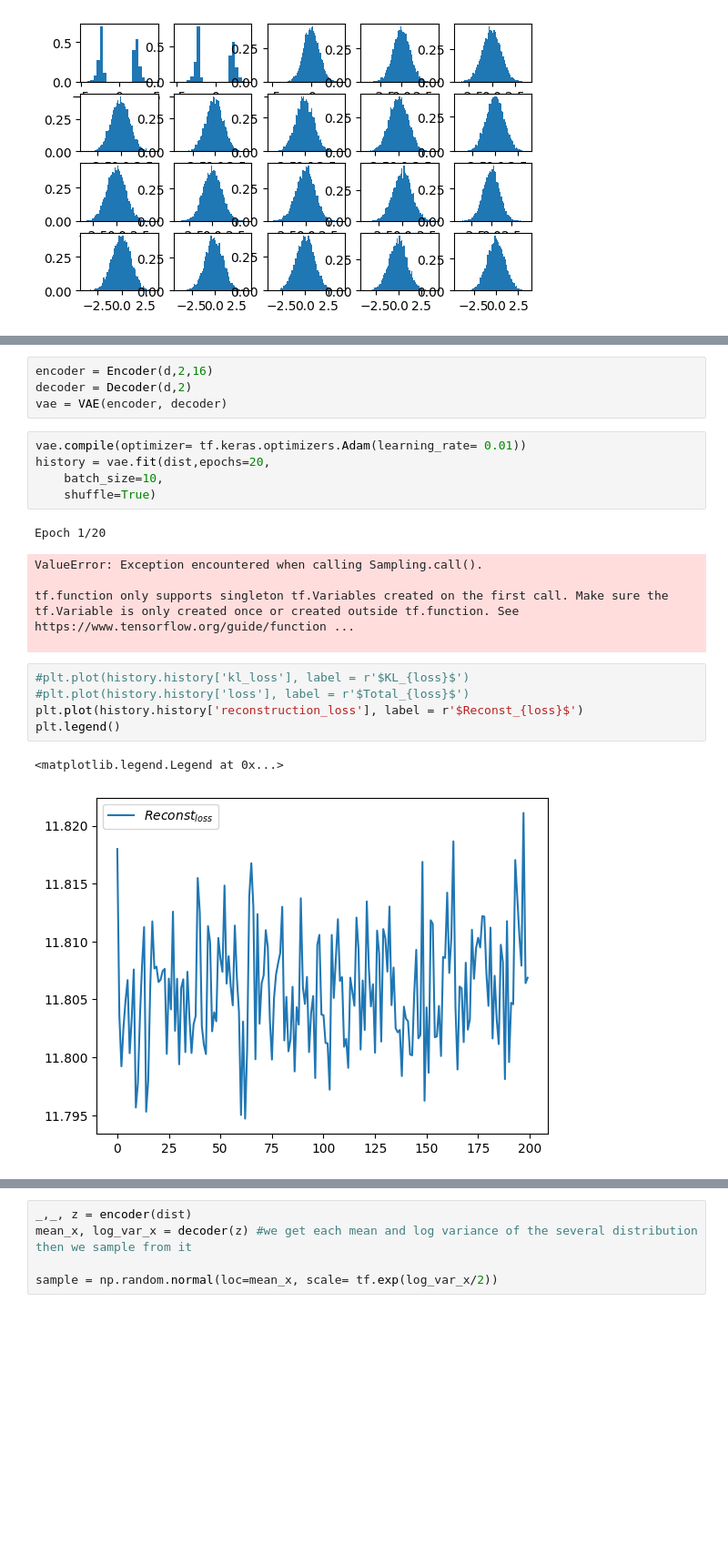
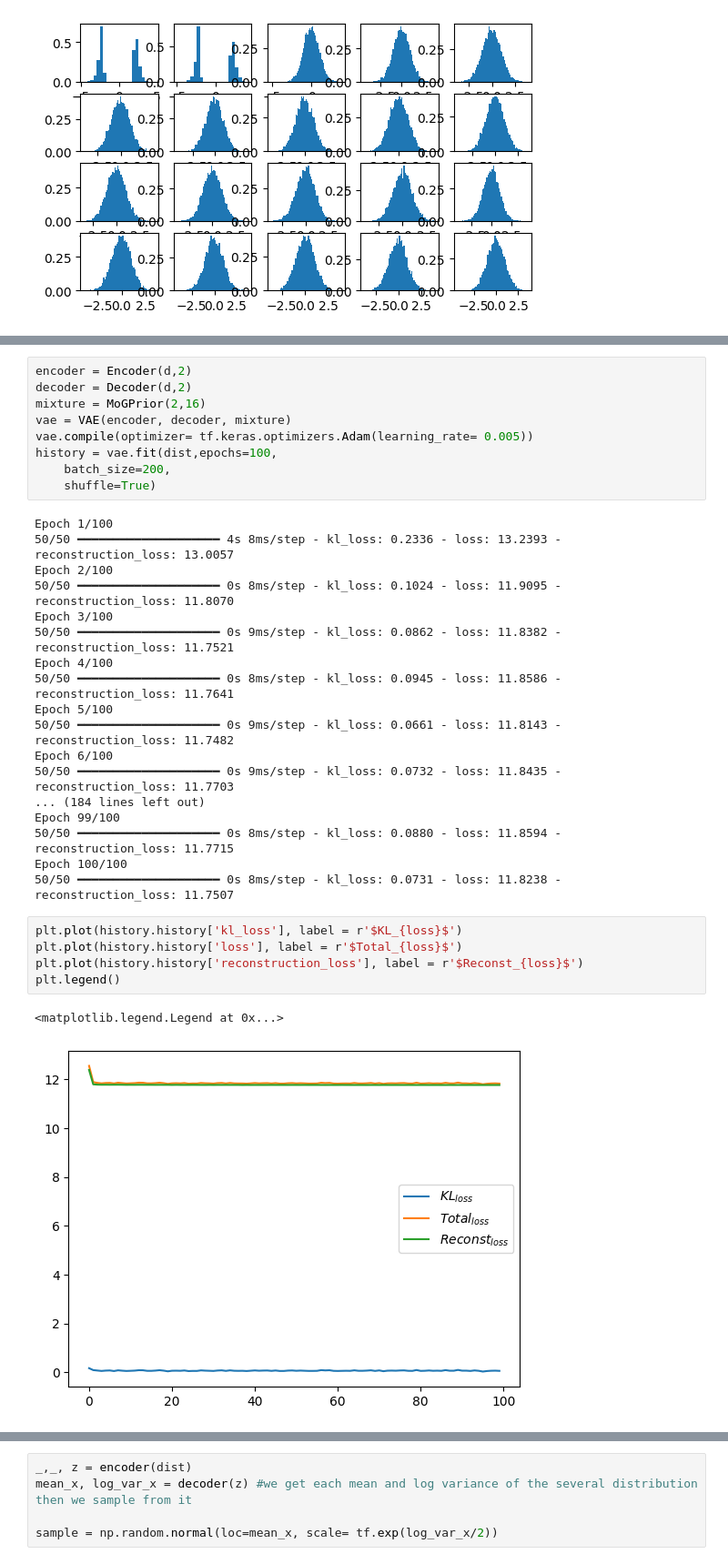
Before and after one commit to imn167/VAE_SS, a Jupyter notebook: 2_side_truncated.ipynb, the cells around one changed output, grey strips where cells are left out. Shown: that part at 91% size. Saved outputs shown, nothing was run; the diff lists cells and outputs as text; blank space fills up the shorter version.

```diff
--- a/2_side_truncated.ipynb
+++ b/2_side_truncated.ipynb
@@ -79,23 +68,35 @@ mixture.call()
 # %%
-encoder = Encoder(d,2,16)
+encoder = Encoder(d,2)
 decoder = Decoder(d,2)
-vae = VAE(encoder, decoder)
+mixture = MoGPrior(2,16)
+vae = VAE(encoder, decoder, mixture)
+vae.compile(optimizer= tf.keras.optimizers.Adam(learning_rate= 0.005))
+history = vae.fit(dist,epochs=100,
+    batch_size=200,
+    shuffle=True)
+# %% [output]
+Epoch 1/100
+50/50 ━━━━━━━━━━━━━━━━━━━━ 4s 8ms/step - kl_loss: 0.2336 - loss: 13.2393 - reconstruction_loss: 13.0057
+Epoch 2/100
+50/50 ━━━━━━━━━━━━━━━━━━━━ 0s 8ms/step - kl_loss: 0.1024 - loss: 11.9095 - reconstruction_loss: 11.8070
+Epoch 3/100
+50/50 ━━━━━━━━━━━━━━━━━━━━ 0s 9ms/step - kl_loss: 0.0862 - loss: 11.8382 - reconstruction_loss: 11.7521
+Epoch 4/100
+50/50 ━━━━━━━━━━━━━━━━━━━━ 0s 8ms/step - kl_loss: 0.0945 - loss: 11.8586 - reconstruction_loss: 11.7641
+Epoch 5/100
+50/50 ━━━━━━━━━━━━━━━━━━━━ 0s 9ms/step - kl_loss: 0.0661 - loss: 11.8143 - reconstruction_loss: 11.7482
+Epoch 6/100
+50/50 ━━━━━━━━━━━━━━━━━━━━ 0s 9ms/step - kl_loss: 0.0732 - loss: 11.8435 - reconstruction_loss: 11.7703
+... (184 lines left out)
+Epoch 99/100
+50/50 ━━━━━━━━━━━━━━━━━━━━ 0s 8ms/step - kl_loss: 0.0880 - loss: 11.8594 - reconstruction_loss: 11.7715
+Epoch 100/100
+50/50 ━━━━━━━━━━━━━━━━━━━━ 0s 8ms/step - kl_loss: 0.0731 - loss: 11.8238 - reconstruction_loss: 11.7507
-# %%
-vae.compile(optimizer= tf.keras.optimizers.Adam(learning_rate= 0.01))
-history = vae.fit(dist,epochs=20,
-    batch_size=10,
-    shuffle=True)
-# %% [output]
-Epoch 1/20
-ValueError: Exception encountered when calling Sampling.call().
-
-tf.function only supports singleton tf.Variables created on the first call. Make sure the tf.Variable is only created once or created outside tf.function. See https://www.tensorflow.org/guide/function ...
-
 # %%
-#plt.plot(history.history['kl_loss'], label = r'$KL_{loss}$')
-#plt.plot(history.history['loss'], label = r'$Total_{loss}$')
+plt.plot(history.history['kl_loss'], label = r'$KL_{loss}$')
+plt.plot(history.history['loss'], label = r'$Total_{loss}$')
 plt.plot(history.history['reconstruction_loss'], label = r'$Reconst_{loss}$')
 plt.legend()
 # %% [output]
 <matplotlib.legend.Legend at 0x...>
-[figure, old version]
+[figure, new version]
```
Also changed, not shown: parts of 13 cells of this notebook, 3 other files.
